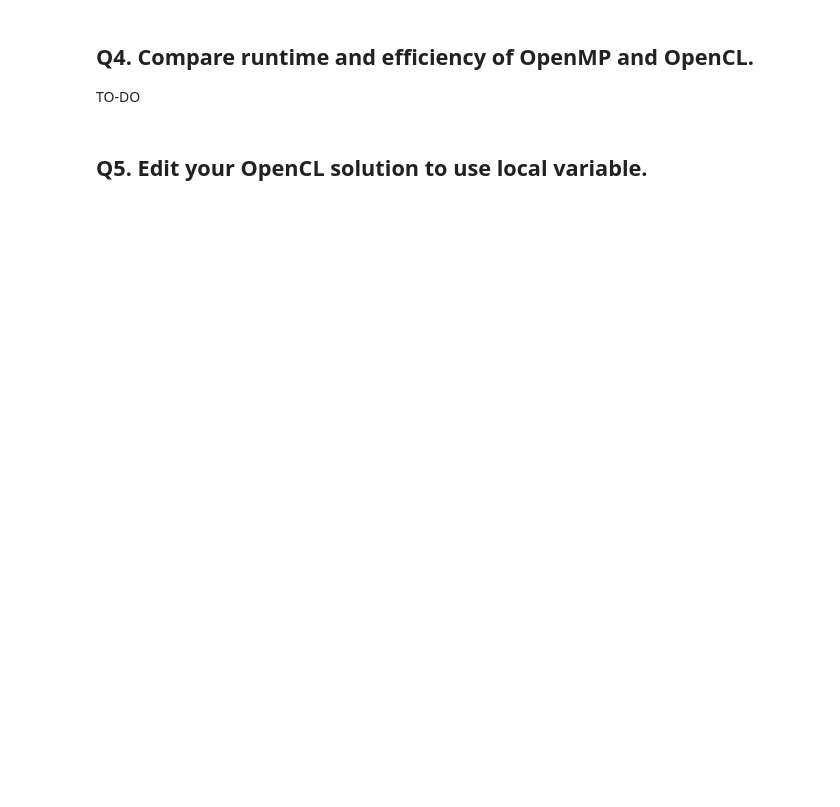
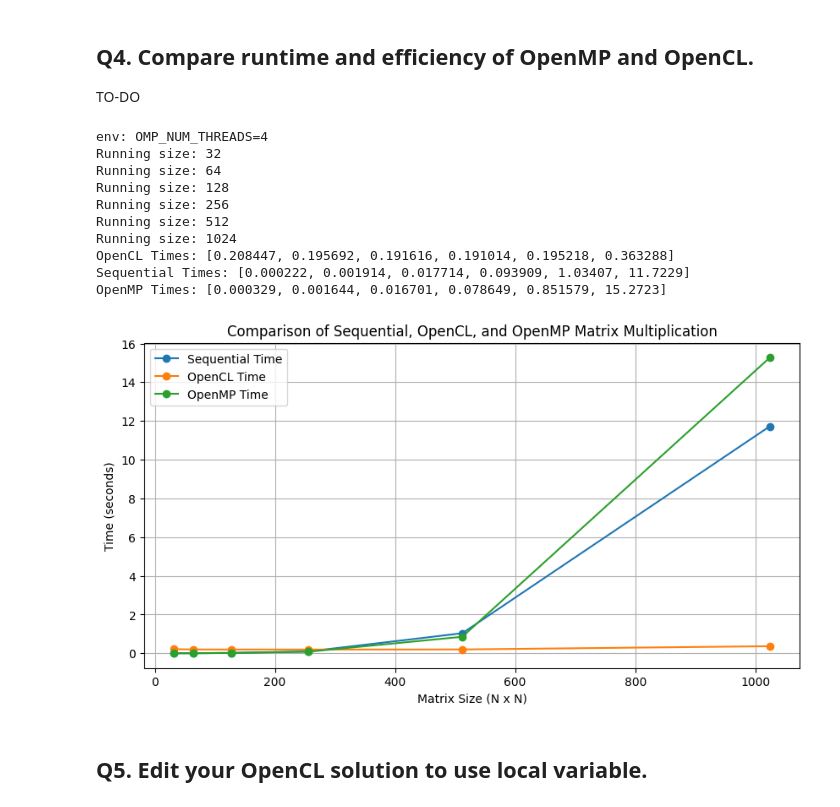
Before and after one commit to prisacarualex/opencl_pc, a Jupyter notebook: PARMAI_Ex5_OpenCL.ipynb, the cells around one changed output. Drawn from its saved outputs; the diff is of its cells as text; code cells hidden in the pictures; blank space fills up the shorter version.

```diff
--- a/PARMAI_Ex5_OpenCL.ipynb
+++ b/PARMAI_Ex5_OpenCL.ipynb
@@ -662,5 +574,57 @@ Suggestion:
 ## Q4. Compare runtime and efficiency of OpenMP and OpenCL.
 
 TO-DO
+# %%
+import matplotlib.pyplot as plt
+import subprocess
+%env OMP_NUM_THREADS=4
+sizes = [32, 64, 128, 256, 512, 1024]
+sequential_times = []
+opencl_times = []
+openmp_times = []
+
+for size in sizes:
+    print(f"Running size: {size}")
+
+    # Run the compiled C++ program
+    data = subprocess.check_output(f"./matmul {size} {size} {size}", shell=True, text=True).splitlines()
+
+    for item in data:
+        if "Time elapsed for sequential multiplication" in item:
+            seq_time = float(item.split(":")[1].strip().split()[0])
+            sequential_times.append(seq_time)
+        elif "Time elapsed for OpenCL multiplication" in item:
+            opencl_time = float(item.split(":")[1].strip().split()[0])
+            opencl_times.append(opencl_time)
+        elif "Time elapsed for OpenMP multiplication" in item:
+            omp_time = float(item.split(":")[1].strip().split()[0])
+            openmp_times.append(omp_time)
+
+print("OpenCL Times:", opencl_times)
+print("Sequential Times:", sequential_times)
+print("OpenMP Times:", openmp_times)
+
+plt.figure(figsize=(10, 5))
+plt.plot(sizes, sequential_times, label='Sequential Time', marker='o')
+plt.plot(sizes, opencl_times, label='OpenCL Time', marker='o')
+plt.plot(sizes, openmp_times, label='OpenMP Time', marker='o')
+plt.xlabel('Matrix Size (N x N)')
+plt.ylabel('Time (seconds)')
+plt.title('Comparison of Sequential, OpenCL, and OpenMP Matrix Multiplication')
+plt.legend()
+plt.grid()
+plt.show()
+# %% [output]
+env: OMP_NUM_THREADS=4
+Running size: 32
+Running size: 64
+Running size: 128
+Running size: 256
+Running size: 512
+Running size: 1024
+OpenCL Times: [0.208447, 0.195692, 0.191616, 0.191014, 0.195218, 0.363288]
+Sequential Times: [0.000222, 0.001914, 0.017714, 0.093909, 1.03407, 11.7229]
+OpenMP Times: [0.000329, 0.001644, 0.016701, 0.078649, 0.851579, 15.2723]
+[figure, added]
 # %% [markdown]
 ## Q5. Edit your OpenCL solution to use local variable.
```
Also changed, not shown: parts of 24 cells of this notebook.
